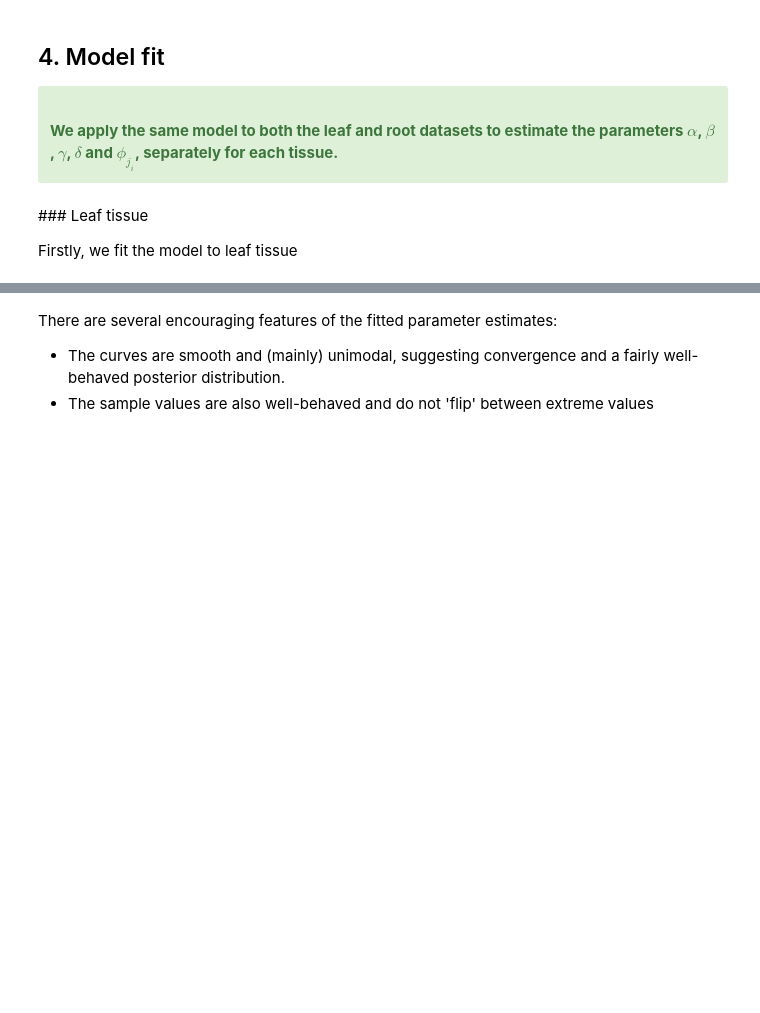
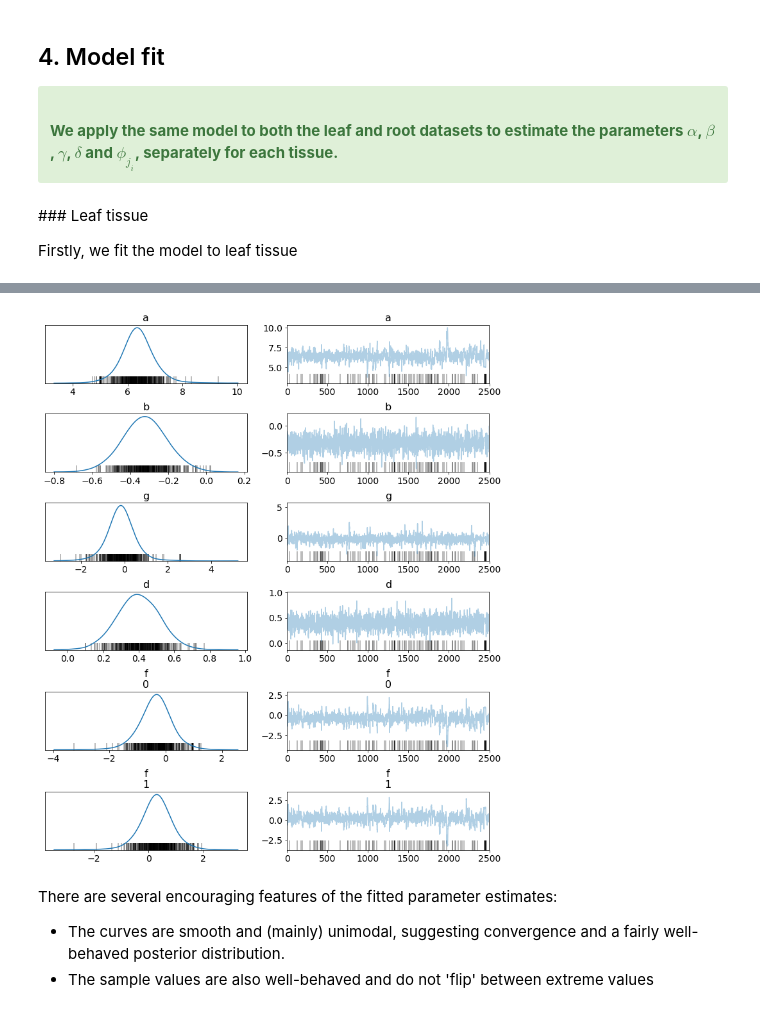
Before and after one commit to widdowquinn/SI_Holmes_etal_2017, a Jupyter notebook: notebooks/04-etpD.ipynb, the cells around one changed output, grey strips where cells are left out. Drawn from its saved outputs; the diff is of its cells as text; code cells hidden in the pictures; blank space fills up the shorter version.

```diff
--- a/notebooks/04-etpD.ipynb
+++ b/notebooks/04-etpD.ipynb
@@ -571,3 +560,14 @@ lf.set_figwidth(10)
+# %%
+# plot parameter estimates
+leafdata = az.from_pystan(posterior=leaf_fit)
+coords = {"f_dim_0": [0, 1]}
+az.plot_trace(leafdata,
+              var_names=['a', 'b', 'g', 'd', 'f'],
+              coords=coords,
+              combined=True,
+              figsize=(10,12));
+# %% [output]
+[figure, added]
 # %% [markdown]
 There are several encouraging features of the fitted parameter estimates:
 
```
Also changed, not shown: parts of 20 cells of this notebook, 6 other files.
